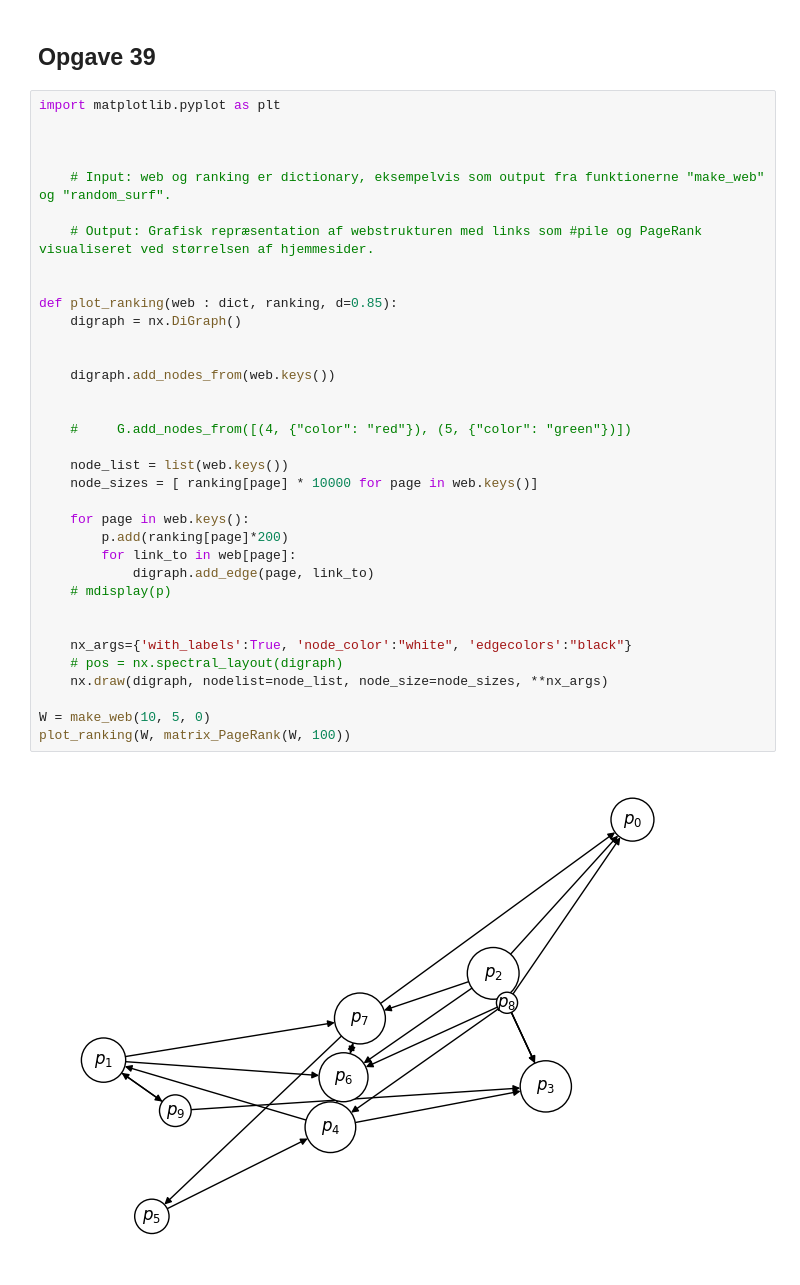
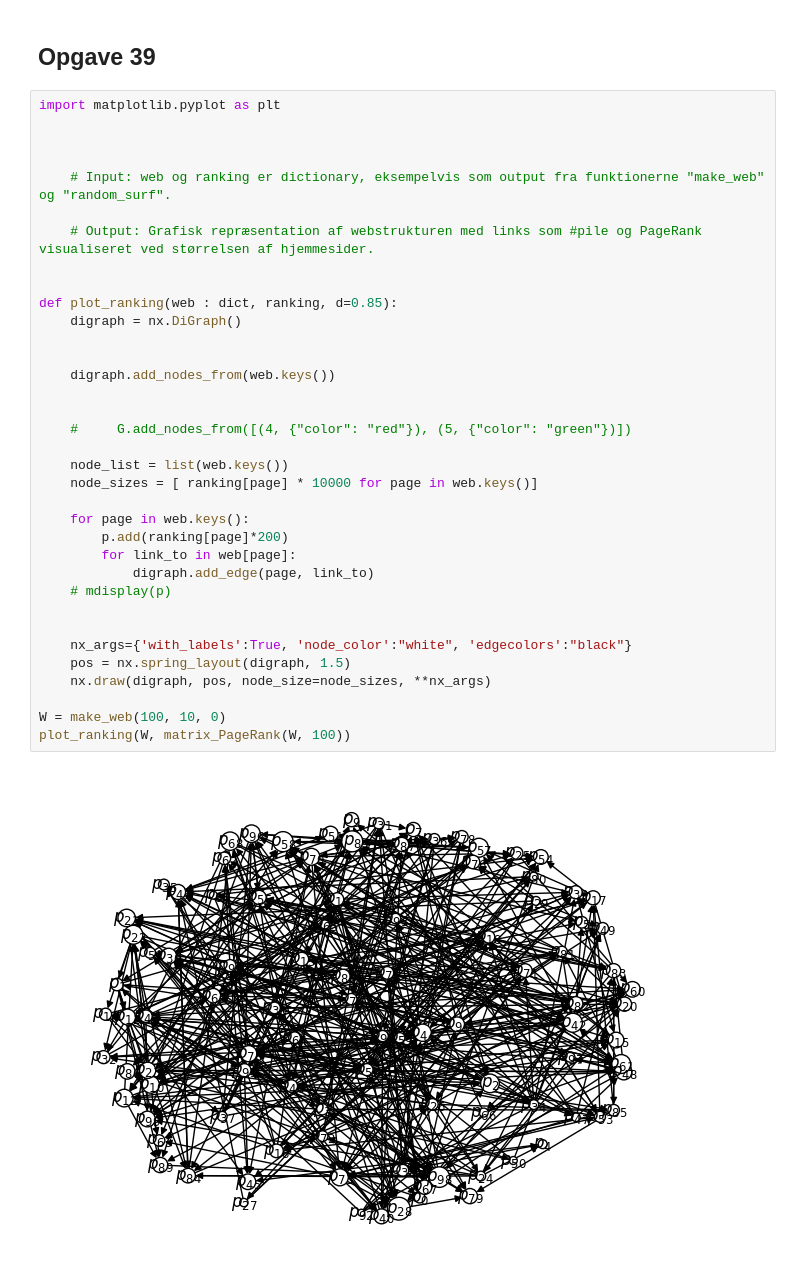
Before and after one commit to zarstensen/PageRank, a Jupyter notebook: PageRank.ipynb, the cells around one changed output. Cells and saved outputs as stored; diff of their text form.

```diff
--- a/PageRank.ipynb
+++ b/PageRank.ipynb
@@ -980,34 +980,34 @@ import matplotlib.pyplot as plt
 
 
     # Input: web og ranking er dictionary, eksempelvis som output fra funktionerne "make_web" og "random_surf".
 
     # Output: Grafisk repræsentation af webstrukturen med links som #pile og PageRank visualiseret ved størrelsen af hjemmesider.
 
 
 def plot_ranking(web : dict, ranking, d=0.85):
     digraph = nx.DiGraph()
 
 
     digraph.add_nodes_from(web.keys())
 
 
     #     G.add_nodes_from([(4, {"color": "red"}), (5, {"color": "green"})])
 
     node_list = list(web.keys())
     node_sizes = [ ranking[page] * 10000 for page in web.keys()]
 
     for page in web.keys():
         p.add(ranking[page]*200)
         for link_to in web[page]:
             digraph.add_edge(page, link_to)
     # mdisplay(p)
 
 
     nx_args={'with_labels':True, 'node_color':"white", 'edgecolors':"black"}
-    # pos = nx.spectral_layout(digraph)
-    nx.draw(digraph, nodelist=node_list, node_size=node_sizes, **nx_args)
+    pos = nx.spring_layout(digraph, 1.5)
+    nx.draw(digraph, pos, node_size=node_sizes, **nx_args)
 
-W = make_web(10, 5, 0)
+W = make_web(100, 10, 0)
 plot_ranking(W, matrix_PageRank(W, 100))
 # %% [output]
-[figure, old version]
+[figure, new version]
```
Also changed, not shown: parts of 10 cells of this notebook.
